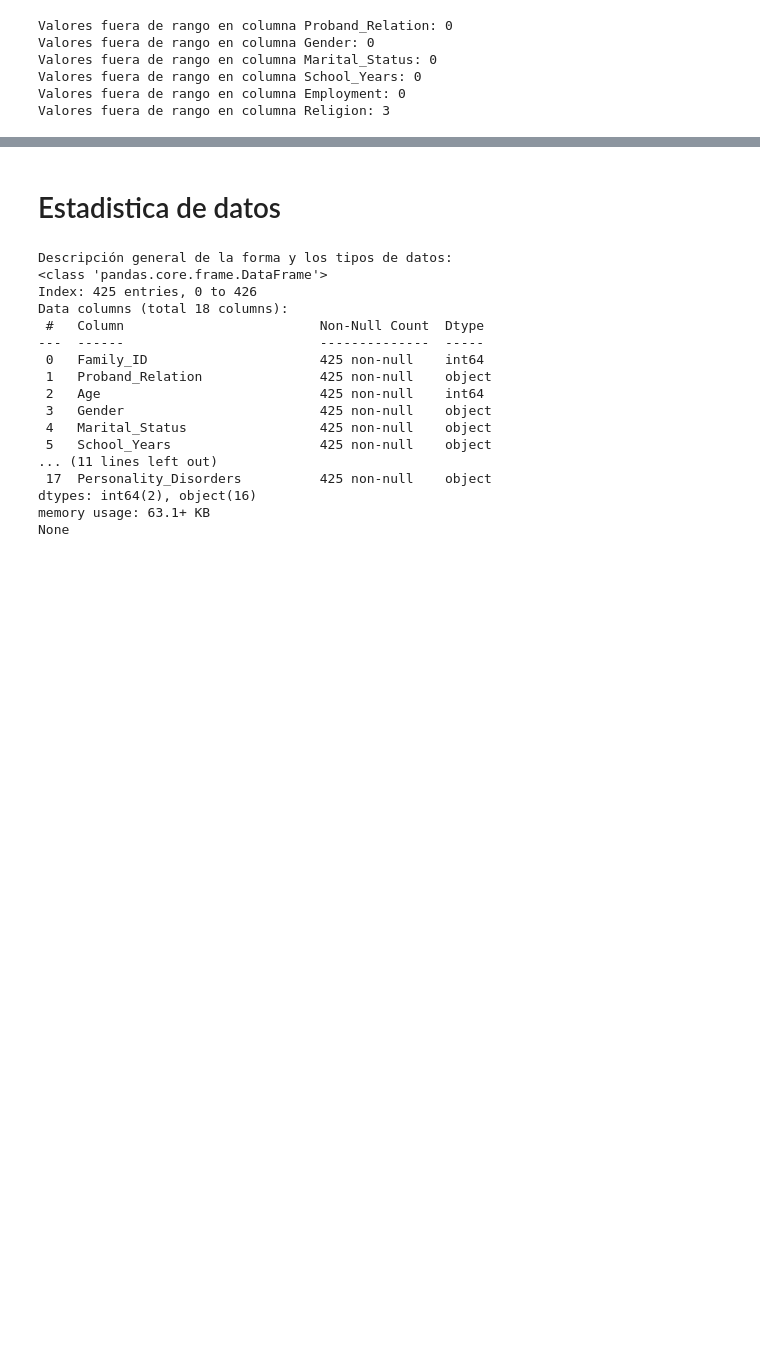
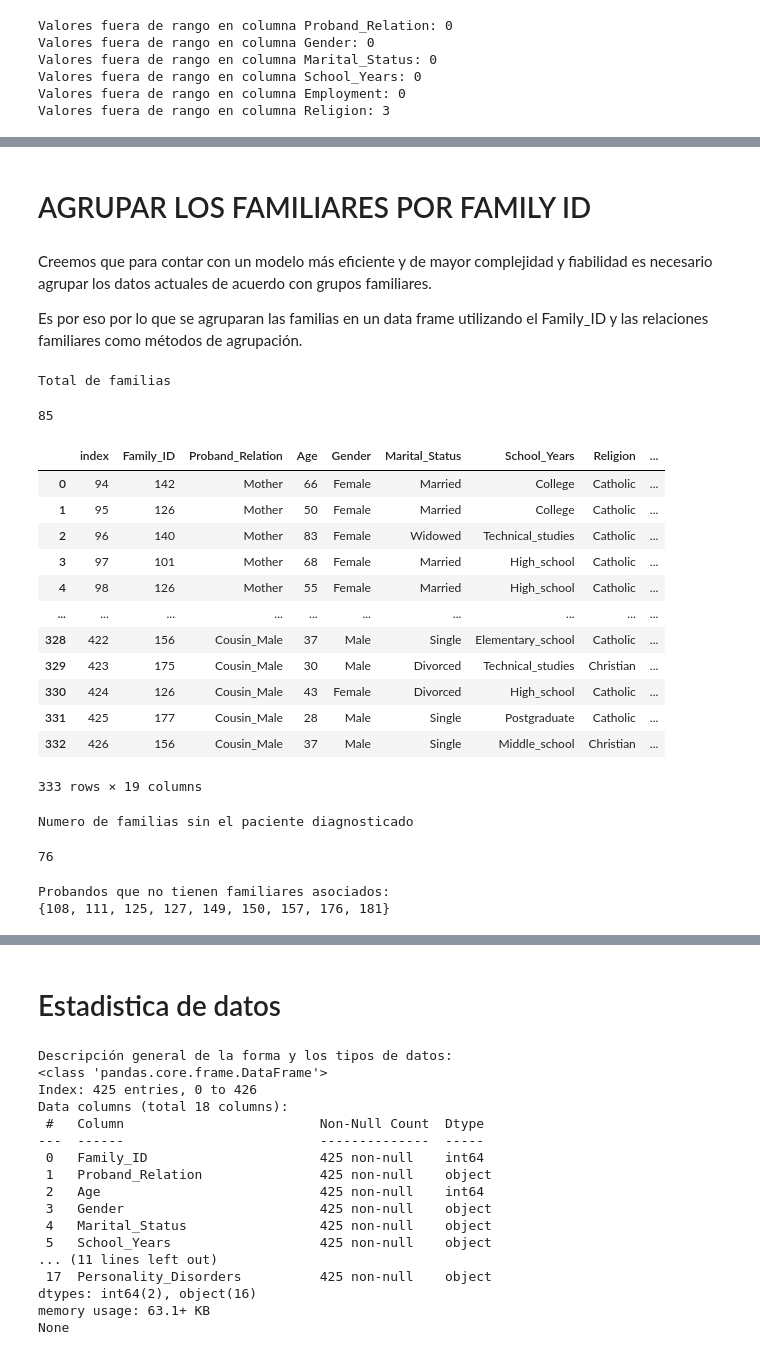
Before and after one commit to A01793101-GMuniz/ProyectoIntegrador, a Jupyter notebook: Avance4_5.ipynb, the cells around one changed output, grey strips where cells are left out. Drawn from its saved outputs; the diff is of its cells as text; code cells hidden in the pictures; blank space fills up the shorter version.

```diff
--- a/Avance4_5.ipynb
+++ b/Avance4_5.ipynb
@@ -491,0 +517,18 @@ df_copia.head()
+# %%
+# Definimos el orden deseado de las relaciones familiares
+relation_order = [
+    "Proband","Mother", "Father", "Brother", "Sister", "Grandmother",
+    "Grandfather", "Daughter", "Son", "Aunt", "Uncle", "Nephew", "Niece",
+    "Cousin_Female", "Cousin_Male"
+]
+
+# Crear un diccionario para mapear relaciones a su respectivo orden
+relation_mapping = {relation: i + 1 for i, relation in enumerate(relation_order)}
+
+# Hacemos una copia de los datos
+ordered_df = df_copia.copy()
+# Mapeamos el orden de las relaciones por la columna de probandos
+ordered_df['Relation_Order'] = ordered_df['Proband_Relation'].map(lambda x: relation_mapping.get(x, 0))
+# Ordenar el DataFrame por la columna 'Order'
+ordered_df = ordered_df.sort_values('Relation_Order').reset_index(drop=True)
+ordered_df.head()
@@ -491,0 +542,52 @@ df_copia.head()
+# %% [markdown]
+# AGRUPAR LOS FAMILIARES POR FAMILY ID
+# %% [markdown]
+
+Creemos que para contar con un modelo más eficiente y de mayor complejidad y fiabilidad es necesario agrupar los datos actuales de acuerdo con grupos familiares.
+
+Es por eso por lo que se agruparan las familias en un data frame utilizando el Family_ID y las relaciones familiares como métodos de agrupación.
+# %%
+# Mostramos el numero de Familias en nuestro Data set
+print("Total de familias")
+ordered_df['Family_ID'].nunique()
+# %% [output]
+Total de familias
+85
+# %%
+# Eliminamos al probando/paciente del conjunto de datos.
+df_sinproband = ordered_df[ordered_df['Proband_Relation'] != 'Proband']
+df_sinproband.reset_index()
+# %% [output]
+|  | index | Family_ID | Proband_Relation | Age | Gender | Marital_Status | School_Years | Religion | ... |
+| 0 | 94 | 142 | Mother | 66 | Female | Married | College | Catholic | ... |
+| 1 | 95 | 126 | Mother | 50 | Female | Married | College | Catholic | ... |
+| 2 | 96 | 140 | Mother | 83 | Female | Widowed | Technical_studies | Catholic | ... |
+| 3 | 97 | 101 | Mother | 68 | Female | Married | High_school | Catholic | ... |
+| 4 | 98 | 126 | Mother | 55 | Female | Married | High_school | Catholic | ... |
+| ... | ... | ... | ... | ... | ... | ... | ... | ... | ... |
+| 328 | 422 | 156 | Cousin_Male | 37 | Male | Single | Elementary_school | Catholic | ... |
+| 329 | 423 | 175 | Cousin_Male | 30 | Male | Divorced | Technical_studies | Christian | ... |
+| 330 | 424 | 126 | Cousin_Male | 43 | Female | Divorced | High_school | Catholic | ... |
+| 331 | 425 | 177 | Cousin_Male | 28 | Male | Single | Postgraduate | Catholic | ... |
+| 332 | 426 | 156 | Cousin_Male | 37 | Male | Single | Middle_school | Christian | ... |
+333 rows × 19 columns
+# %%
+# Encontramos el numero de Familias en el Data set sin probandos
+print("Numero de familias sin el paciente diagnosticado")
+df_sinproband['Family_ID'].nunique()
+# %% [output]
+Numero de familias sin el paciente diagnosticado
+76
+# %%
+# Mostramos los conjuntos de valores únicos de Family_ID en cada DataFrame
+family_id_grouped = set(ordered_df['Family_ID'])
+family_id_sin_probandos = set(df_sinproband['Family_ID'])
+
+# Encontrar los valores que están en uno de los conjuntos pero no en el otro
+valores_no_comunes = family_id_grouped.symmetric_difference(family_id_sin_probandos)
+
+print("Probandos que no tienen familiares asociados:")
+print(valores_no_comunes)
+# %% [output]
+Probandos que no tienen familiares asociados:
+{108, 111, 125, 127, 149, 150, 157, 176, 181}
```
Also changed, not shown: parts of 87 cells of this notebook.
